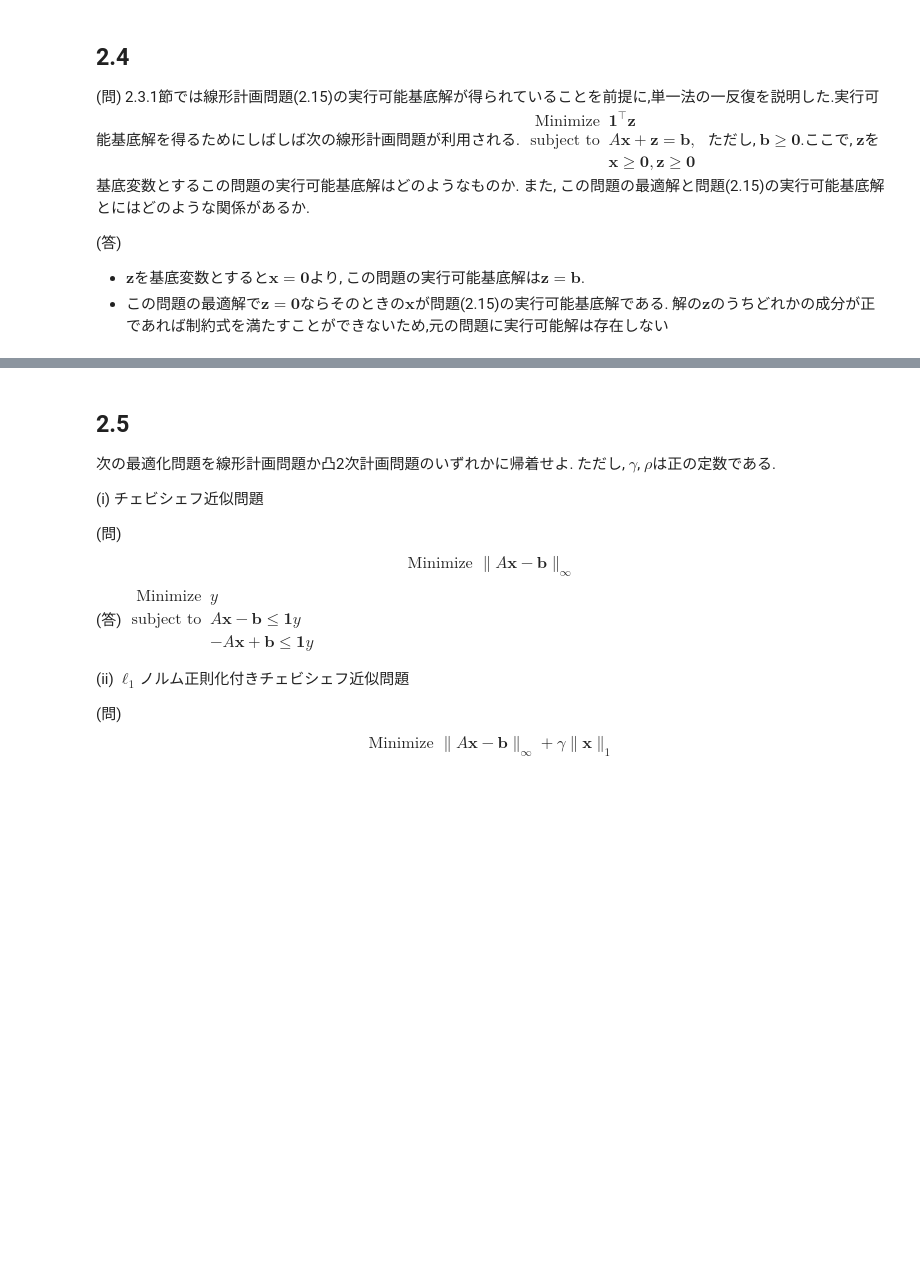
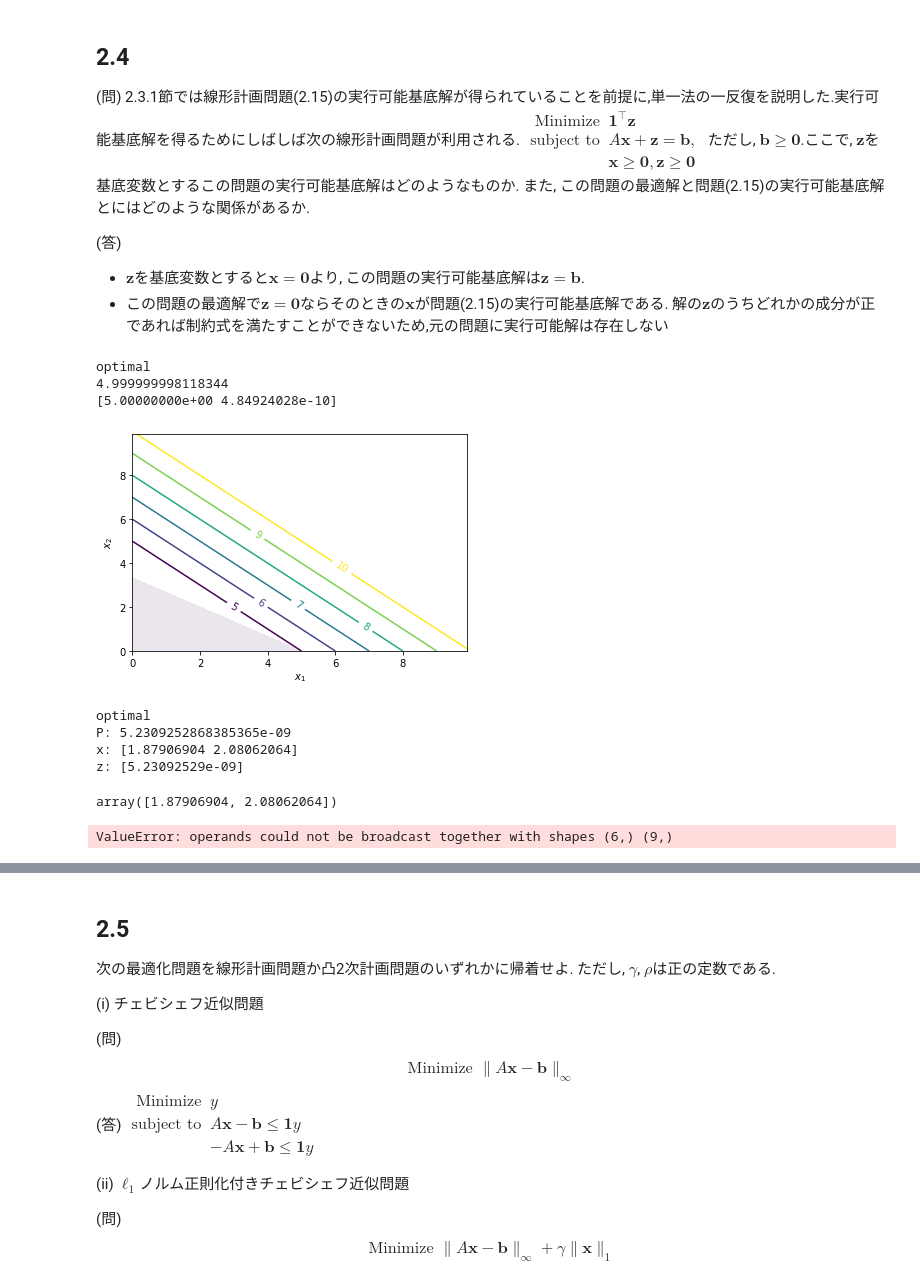
Before and after one commit to CSReading/Optimization, a Jupyter notebook: problems/chapter2/mshibatatt.ipynb, the cells around one changed output, grey strips where cells are left out. Drawn from its saved outputs; the diff is of its cells as text; code cells hidden in the pictures; blank space fills up the shorter version.

```diff
--- a/problems/chapter2/mshibatatt.ipynb
+++ b/problems/chapter2/mshibatatt.ipynb
@@ -176,3 +280,70 @@ $\begin{aligned}
 (答)
 - $\bm{z}$を基底変数とすると$\bm{x} = \bm{0}$より, この問題の実行可能基底解は$\bm{z}= \bm{b}$.
 - この問題の最適解で$\bm{z}=\bm{0}$ならそのときの$\bm{x}$が問題(2.15)の実行可能基底解である. 解の$\bm{z}$のうちどれかの成分が正であれば制約式を満たすことができないため,元の問題に実行可能解は存在しない
+# %%
+# assume following problem
+x = cp.Variable(2)
+c = np.array([1, 1]).T
+A = np.array([
+    [0, 2],
+    [0.5, -1],
+    [2, 3]
+])
+b = np.array([10, 0.5, 20]).T
+obj = cp.Maximize(c.T @ x)
+P = cp.Problem(obj, [A @ x <= b, x >= 0])
+P.solve()
+print(P.status)
+print(P.value)
+print(x.value)
+# %% [output]
+optimal
+4.999999998118344
+[5.00000000e+00 4.84924028e-10]
+# %%
+def visualize_cp2d(c, A, b):
+    """
+    visualize 2D linear programming problem
+    c, A, b are np.ndarray in normal form of problem
+    """
+    x1, x2 = np.meshgrid(np.arange(0, 10, 0.1), np.arange(0, 10, 0.1)) # todo: decide range
+    obj = c[0] * x1 + c[1] * x2
+    CS = plt.contour(x1, x2, obj, np.arange(5, 11)) # todo: decide range
+    for i, row in enumerate(A):
+        cons = row[0] * x1 + row[1] * x2
+        plt.contourf(x1, x2, cons, [-float('inf'), b[i]], alpha = 0.1)
+
+    plt.clabel(CS)
+    plt.xlabel('$x_1$')
+    plt.ylabel('$x_2$')
+    plt.show()
+
+visualize_cp2d(c, A, b)
+# %% [output]
+[figure, added]
+# %%
+def basic_solution(A, b):
+    """
+    derive basic solution of linear programming problem
+    A, b are np.ndarray in normal form of problem
+    """
+    x = cp.Variable(A.shape[1])
+    z = cp.Variable(len(b))
+    obj = cp.Minimize(cp.sum(z))
+
+    P = cp.Problem(obj, [A @ x + z == b, x >= 0, z >= 0])
+    P.solve()
+
+    print(P.status)
+    print('P:', P.value)
+    print('x:', x.value)
+    print('z:', z.value)
+    return x.value
+basic_solution(A, b)
+# z is positive but there are feasible solution!! (when A has more rows than columns)
+# %% [output]
+optimal
+P: 5.2309252868385365e-09
+x: [1.87906904 2.08062064]
+z: [5.23092529e-09]
+array([1.87906904, 2.08062064])
@@ -178,0 +387,7 @@ $\begin{aligned}
+# %%
+Az = np.append(A, np.identity(len(b)), axis=1)
+cz = np.append(np.zeros(A.shape[1]), np.ones(len(b)))
+init = np.append(np.zeros(A.shape[1]), b)
+pivotal_transformation(cz, Az, b, init, delta = 0.01, cutoff = 10**(-3))
+# %% [output]
+ValueError: operands could not be broadcast together with shapes (6,) (9,)
```
Also changed, not shown: parts of 10 cells of this notebook.
